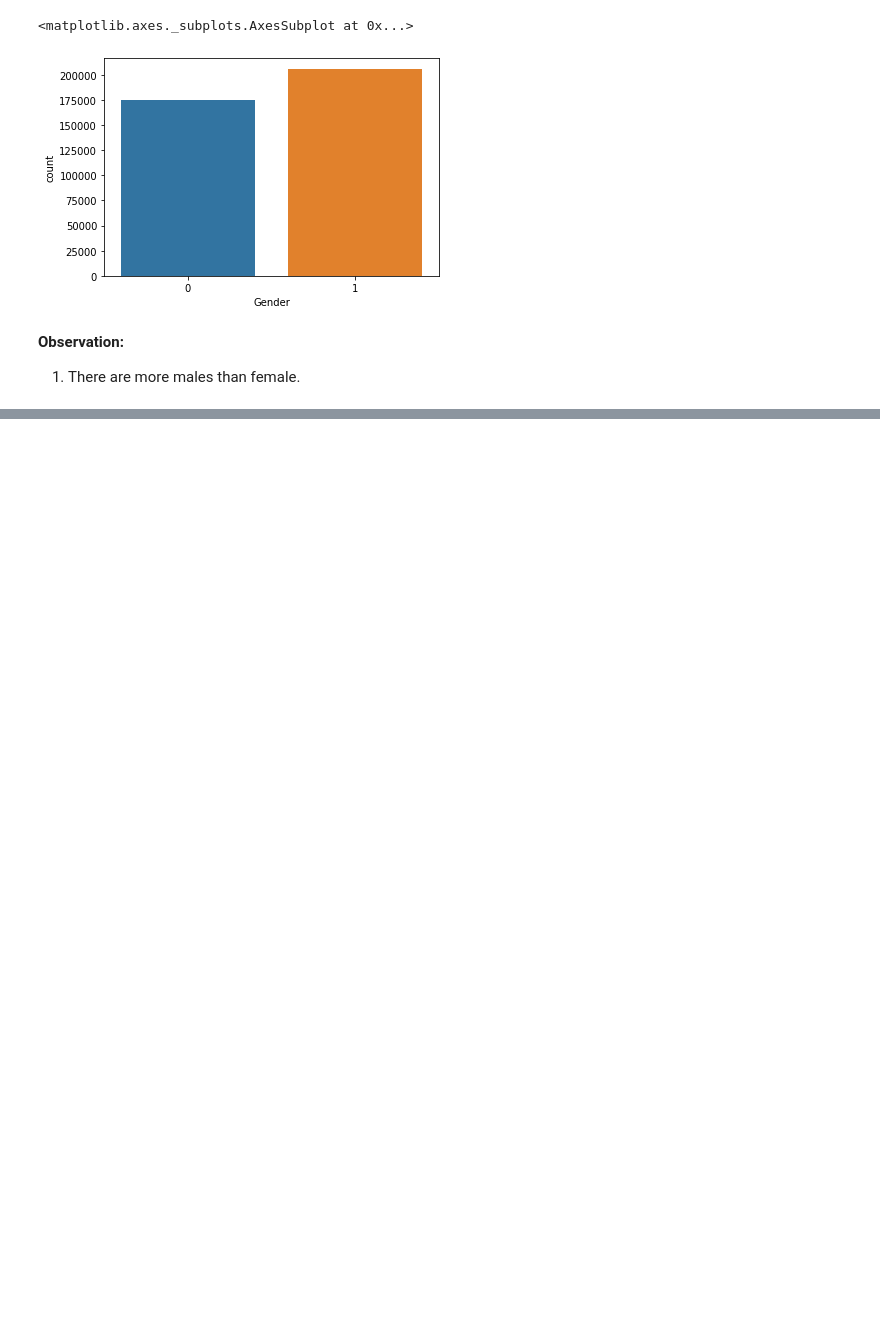
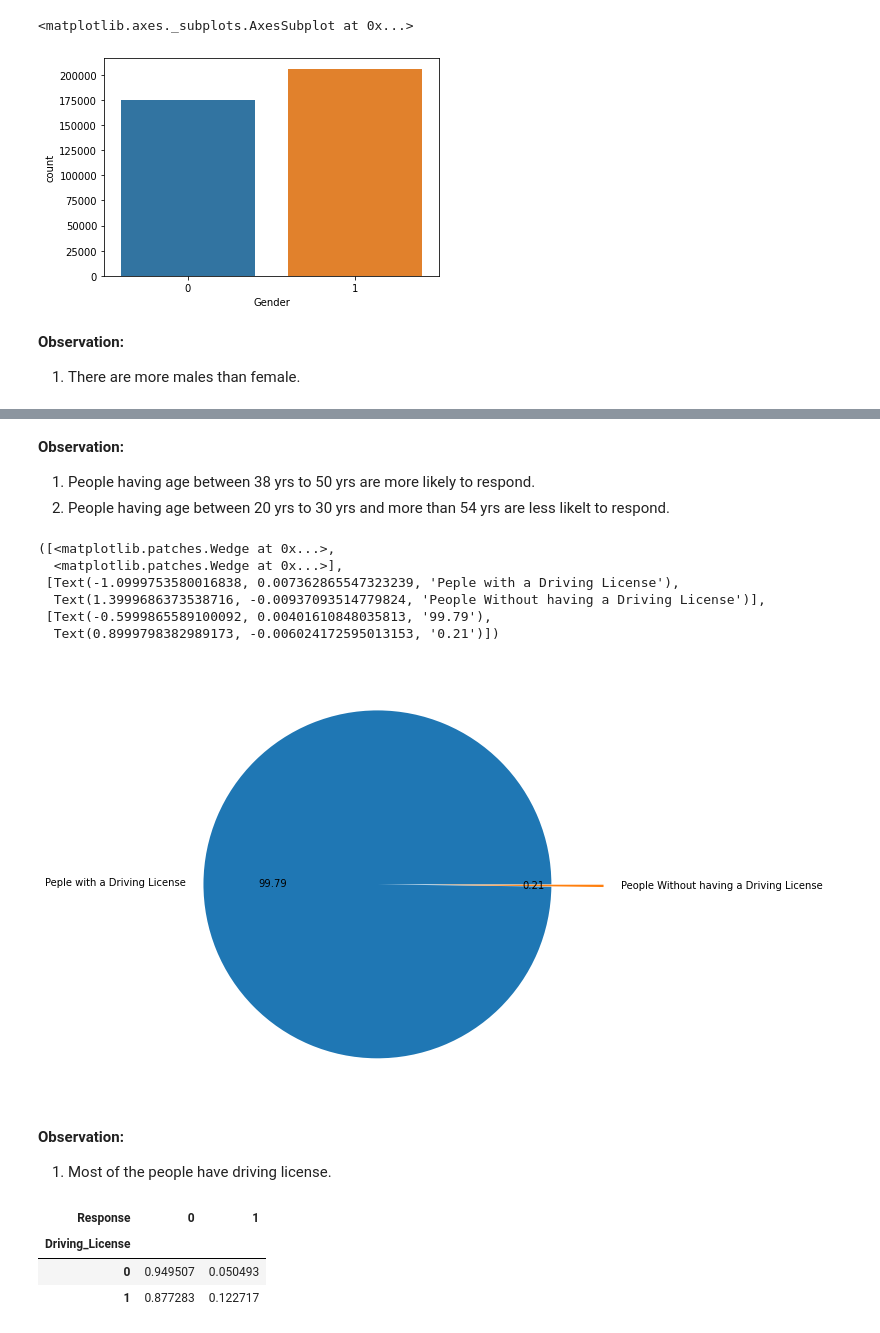
Before and after one commit to anupstar100/Health-Insurance-Cross-Sell-Prediction, a Jupyter notebook: SML_Capstone_Project_HEALTH_INSURANCE_CROSS_SELL_PREDICTION.ipynb, the cells around one changed output, grey strips where cells are left out. Drawn from its saved outputs; the diff is of its cells as text; code cells hidden in the pictures; blank space fills up the shorter version.

```diff
--- a/SML_Capstone_Project_HEALTH_INSURANCE_CROSS_SELL_PREDICTION.ipynb
+++ b/SML_Capstone_Project_HEALTH_INSURANCE_CROSS_SELL_PREDICTION.ipynb
@@ -330,0 +360,29 @@ ValueError: ignored
+# %% [markdown]
+**Observation:**
+1. People having age between 38 yrs to 50 yrs are more likely to respond.
+2. People having age between 20 yrs to 30 yrs and more than 54 yrs are less likelt to respond.
+# %%
+plt.figure(figsize = (8, 8))
+plt.pie(
+    df['Driving_License'].value_counts(),
+    labels = ['Peple with a Driving License', 'People Without having a Driving License'],
+    explode = [0, 0.3],
+    autopct = '%.2f')
+# %% [output]
+([<matplotlib.patches.Wedge at 0x...>,
+  <matplotlib.patches.Wedge at 0x...>],
+ [Text(-1.0999753580016838, 0.007362865547323239, 'Peple with a Driving License'),
+  Text(1.3999686373538716, -0.00937093514779824, 'People Without having a Driving License')],
+ [Text(-0.5999865589100092, 0.00401610848035813, '99.79'),
+  Text(0.8999798382989173, -0.006024172595013153, '0.21')])
+[figure, added]
+# %% [markdown]
+**Observation:**
+1. Most of the people have driving license.
+# %%
+pd.crosstab(index = df['Driving_License'], columns = df['Response'], normalize = 'index')
+# %% [output]
+| Response | 0 | 1 |
+| Driving_License |  |  |
+| 0 | 0.949507 | 0.050493 |
+| 1 | 0.877283 | 0.122717 |
```
Also changed, not shown: parts of 23 cells of this notebook.
